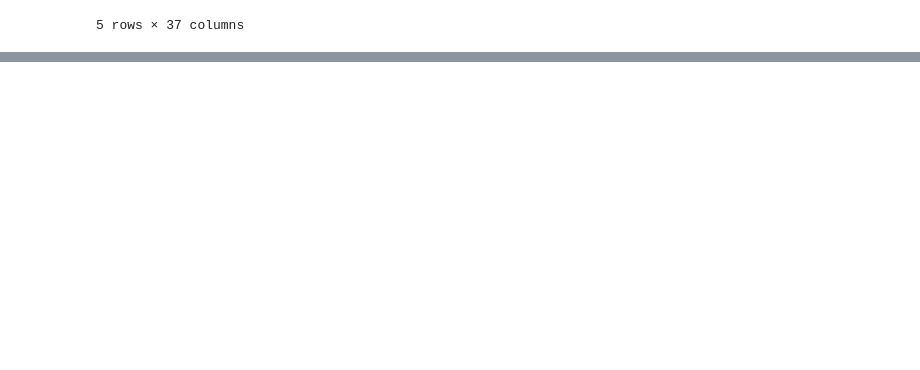
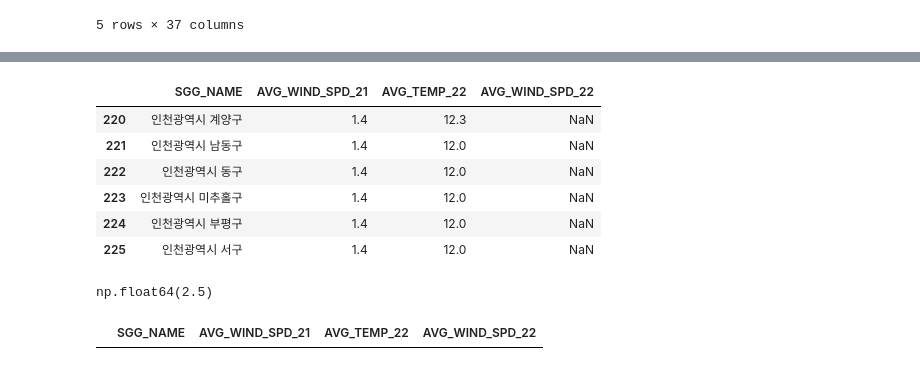
Before and after one commit to outflow-project/population-outflow, a Jupyter notebook: notebooks/preprocessed_data_missing_value_climate.ipynb, the cells around one changed output, grey strips where cells are left out. Saved outputs shown, nothing was run; the diff lists cells and outputs as text; code cells hidden in the pictures; blank space fills up the shorter version.

```diff
--- a/notebooks/preprocessed_data_missing_value_climate.ipynb
+++ b/notebooks/preprocessed_data_missing_value_climate.ipynb
@@ -375,0 +529,18 @@ climate_edit.to_csv('../processed/기후데이터.csv', index=False)
+# %%
+## 나머지 7개는 구할 수 없는 관계로, 각 시도 단위의 평균값으로 대체합니다.
+climate_zero.loc[climate_zero.isnull().any(axis=1) & climate_zero['SGG_NAME'].str.startswith('경기도'), 'AVG_WIND_SPD_22'] = gyengi['AVG_WIND_SPD_22'].mean().round(1)
+# %%
+climate_zero.loc[climate_zero.isnull().any(axis=1), ['SGG_NAME','AVG_WIND_SPD_21','AVG_TEMP_22','AVG_WIND_SPD_22']]
+# %% [output]
+|  | SGG_NAME | AVG_WIND_SPD_21 | AVG_TEMP_22 | AVG_WIND_SPD_22 |
+| 220 | 인천광역시 계양구 | 1.4 | 12.3 | NaN |
+| 221 | 인천광역시 남동구 | 1.4 | 12.0 | NaN |
+| 222 | 인천광역시 동구 | 1.4 | 12.0 | NaN |
+| 223 | 인천광역시 미추홀구 | 1.4 | 12.0 | NaN |
+| 224 | 인천광역시 부평구 | 1.4 | 12.0 | NaN |
+| 225 | 인천광역시 서구 | 1.4 | 12.0 | NaN |
+# %%
+inchecon = climate_zero[climate_zero['SGG_NAME'].str.startswith('인천광역시')]
+inchecon['AVG_WIND_SPD_22'].mean().round(1)
+# %% [output]
+np.float64(2.5)
@@ -375,0 +550,4 @@ climate_edit.to_csv('../processed/기후데이터.csv', index=False)
+# %%
+climate_zero.loc[climate_zero.isnull().any(axis=1), ['SGG_NAME','AVG_WIND_SPD_21','AVG_TEMP_22','AVG_WIND_SPD_22']]
+# %% [output]
+|  | SGG_NAME | AVG_WIND_SPD_21 | AVG_TEMP_22 | AVG_WIND_SPD_22 |
```
Also changed, not shown: parts of 16 cells of this notebook.
